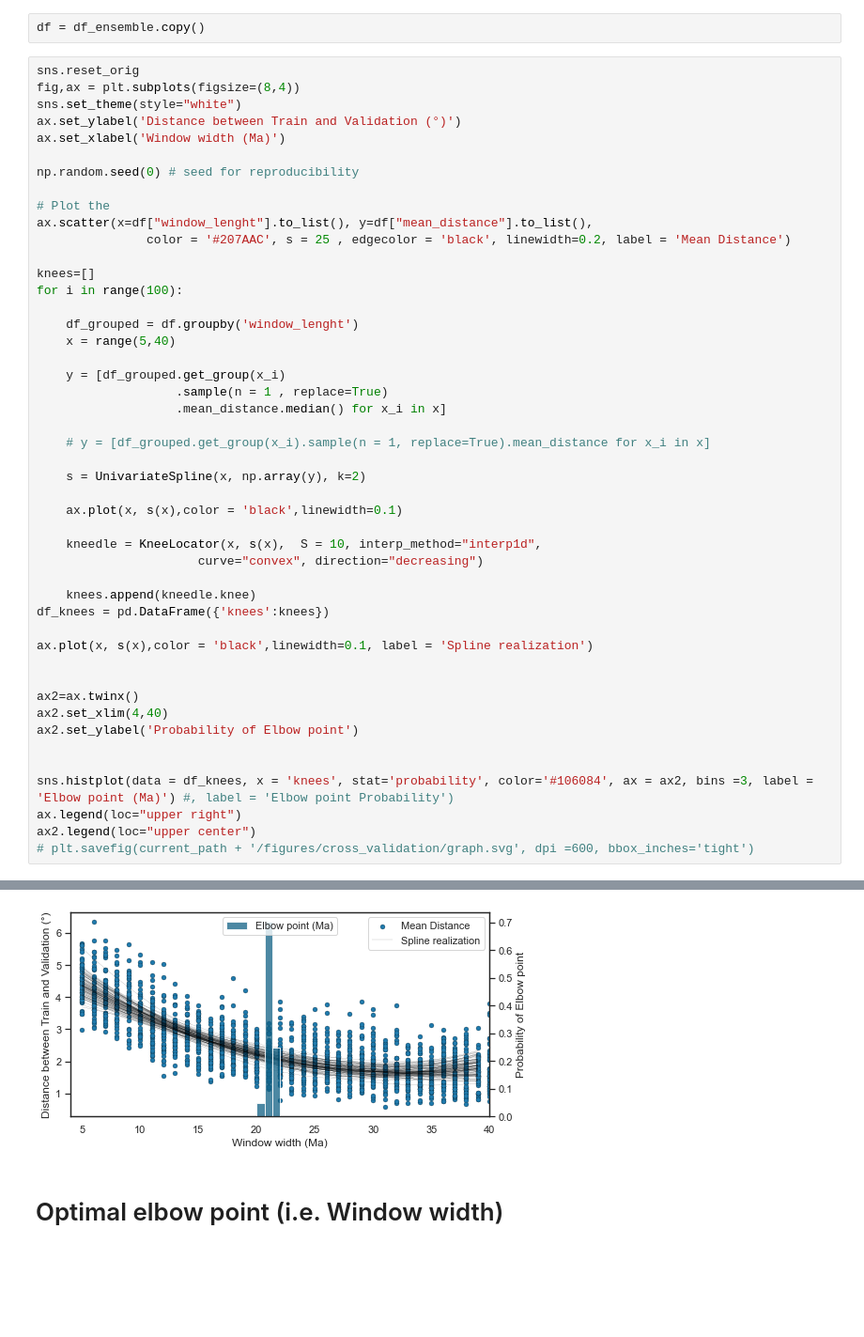
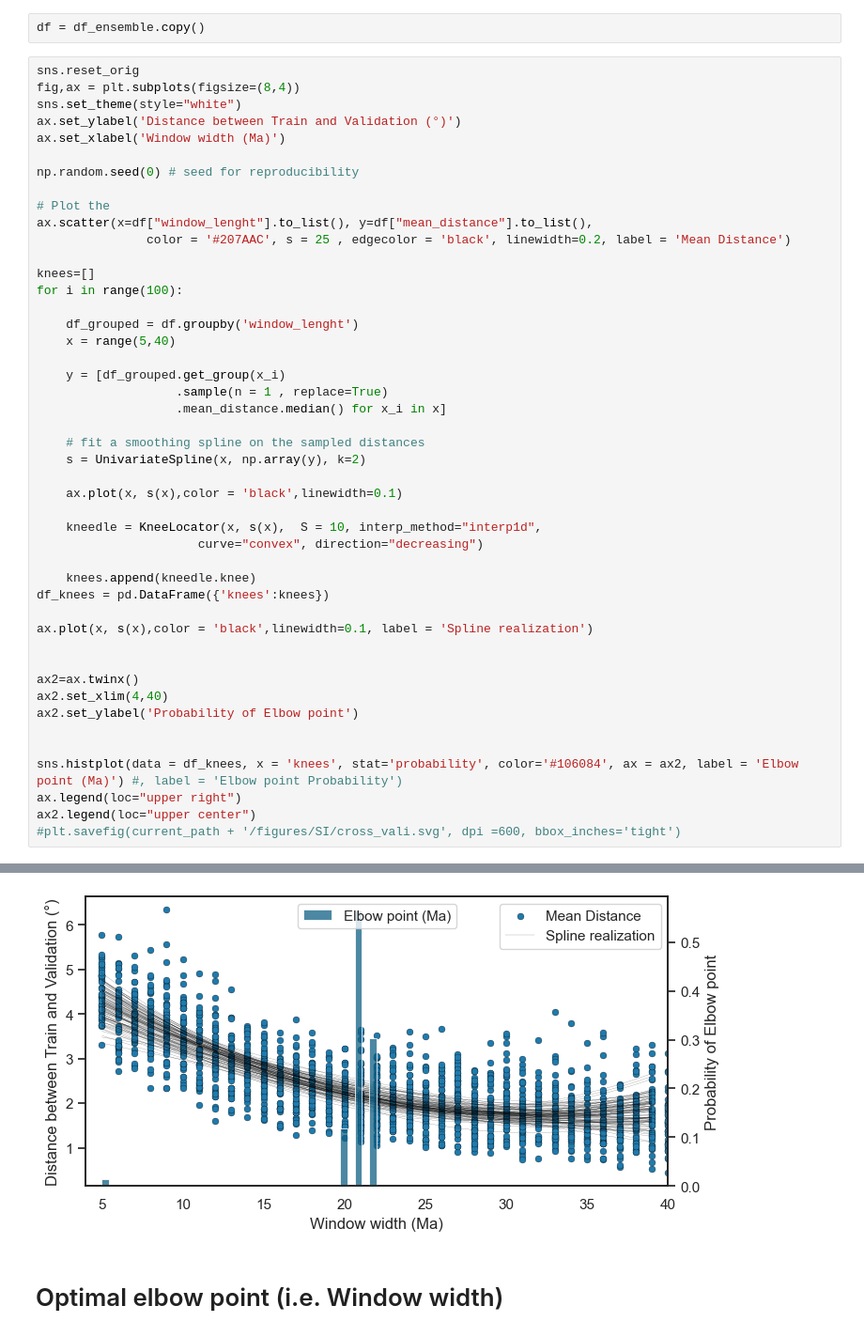
Before and after one commit to PolarWandering/Gallo_etal_2023_APWP_construction, a Jupyter notebook: Window_width_Optimization.ipynb, the cells around one changed output, grey strips where cells are left out. Shown at 94% size. Drawn from its saved outputs; the diff is of its cells as text; blank space fills up the shorter version.

```diff
--- a/Window_width_Optimization.ipynb
+++ b/Window_width_Optimization.ipynb
@@ -99,38 +111,37 @@ for i in range(100):
 
     df_grouped = df.groupby('window_lenght')
     x = range(5,40)
 
     y = [df_grouped.get_group(x_i)
                    .sample(n = 1 , replace=True)
                    .mean_distance.median() for x_i in x]
 
-    # y = [df_grouped.get_group(x_i).sample(n = 1, replace=True).mean_distance for x_i in x]
-
+    # fit a smoothing spline on the sampled distances
     s = UnivariateSpline(x, np.array(y), k=2)
 
     ax.plot(x, s(x),color = 'black',linewidth=0.1)
 
     kneedle = KneeLocator(x, s(x),  S = 10, interp_method="interp1d",
                       curve="convex", direction="decreasing")
 
     knees.append(kneedle.knee)
 df_knees = pd.DataFrame({'knees':knees})
 
 ax.plot(x, s(x),color = 'black',linewidth=0.1, label = 'Spline realization')
 
 
 ax2=ax.twinx()
 ax2.set_xlim(4,40)
 ax2.set_ylabel('Probability of Elbow point')
 
 
-sns.histplot(data = df_knees, x = 'knees', stat='probability', color='#106084', ax = ax2, bins =3, label = 'Elbow point (Ma)') #, label = 'Elbow point Probability')
+sns.histplot(data = df_knees, x = 'knees', stat='probability', color='#106084', ax = ax2, label = 'Elbow point (Ma)') #, label = 'Elbow point Probability')
 ax.legend(loc="upper right")
 ax2.legend(loc="upper center")
-# plt.savefig(current_path + '/figures/cross_validation/graph.svg', dpi =600, bbox_inches='tight')
+#plt.savefig(current_path + '/figures/SI/cross_vali.svg', dpi =600, bbox_inches='tight')
 # %% [output]
 <matplotlib.legend.Legend at 0x...>
-[figure, old version]
+[figure, new version]
 # %% [markdown]
 # Optimal elbow point (i.e. Window width)
 # %%
```
Also changed, not shown: parts of 3 cells of this notebook.
